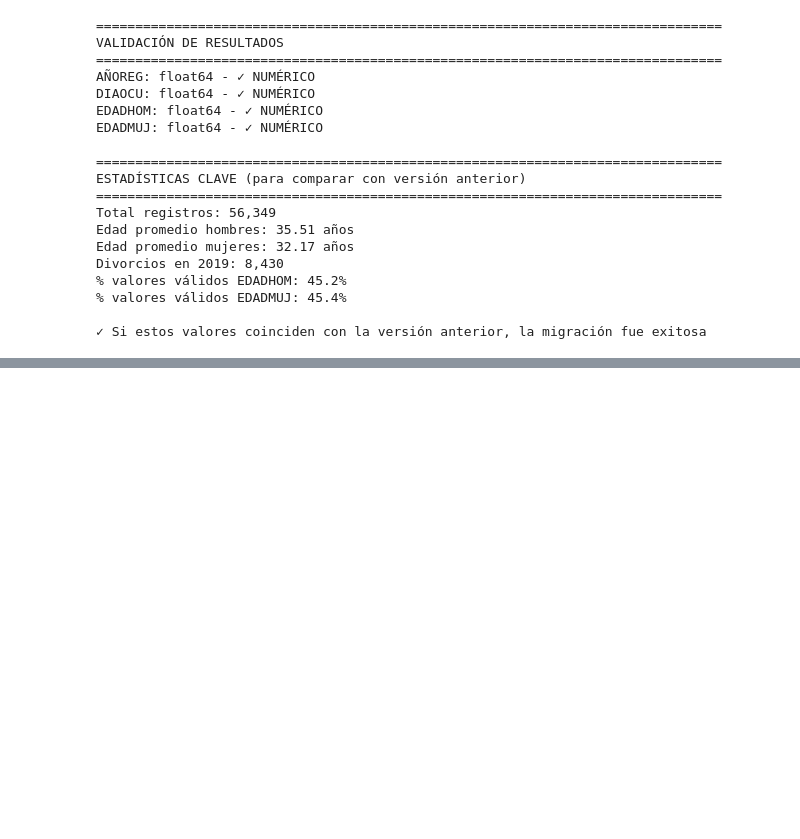
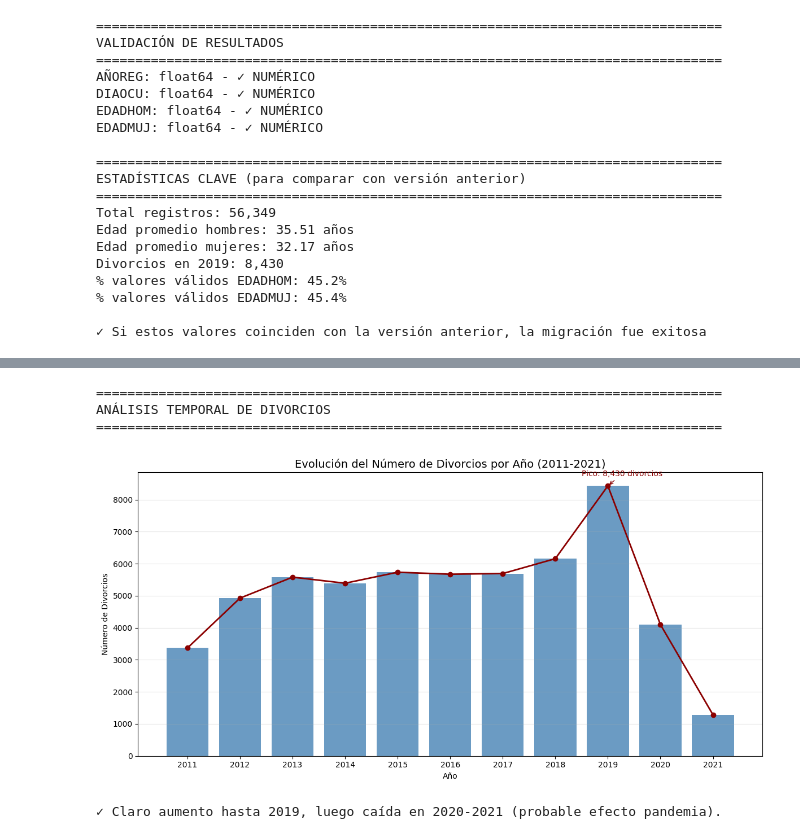
Before and after one commit to Branuvg/proyecto1_mineria, a Jupyter notebook: analisis_divorcio.ipynb, the cells around one changed output, grey strips where cells are left out. Cells and saved outputs as stored; diff of their text form; code cells hidden in the pictures; blank space fills up the shorter version.

```diff
--- a/analisis_divorcio.ipynb
+++ b/analisis_divorcio.ipynb
@@ -289,0 +491,80 @@ Divorcios en 2019: 8,430
+# %%
+# ============================================================================
+# ANÁLISIS TEMPORAL DE DIVORCIOS
+# ============================================================================
+
+print("\n" + "=" * 80)
+print("ANÁLISIS TEMPORAL DE DIVORCIOS")
+print("=" * 80)
+
+# --- 1. Evolución Anual de Divorcios ---
+años_div = sorted(df['AÑOREG'].dropna().unique())
+conteo_años_div = df['AÑOREG'].value_counts().sort_index()
+
+plt.figure(figsize=(12, 6))
+plt.bar(conteo_años_div.index, conteo_años_div.values, color='steelblue', alpha=0.8)
+plt.plot(conteo_años_div.index, conteo_años_div.values, marker='o', color='darkred', linewidth=2)
+
+plt.title('Evolución del Número de Divorcios por Año (2011-2021)', fontsize=14)
+plt.xlabel('Año')
+plt.ylabel('Número de Divorcios')
+plt.grid(True, alpha=0.3, axis='y')
+plt.xticks(años_div)
+
+# Resaltar el pico de 2019
+max_año_div = conteo_años_div.idxmax()
+plt.annotate(f'Pico: {conteo_años_div.max():,} divorcios',
+             xy=(max_año_div, conteo_años_div.max()),
+             xytext=(max_año_div-0.5, conteo_años_div.max()+300),
+             arrowprops=dict(arrowstyle='->', color='darkred'),
+             fontsize=10, color='darkred')
+
+plt.tight_layout()
+plt.show()
+print("✓ Claro aumento hasta 2019, luego caída en 2020-2021 (probable efecto pandemia).")
+
+# --- 2. Boxplots: Edad de divorcio a través de los años ---
+# Crear una versión filtrada sin NaN para edades
+df_edad_valida = df.dropna(subset=['EDADHOM', 'EDADMUJ', 'AÑOREG']).copy()
+
+fig, axes = plt.subplots(1, 2, figsize=(16, 6))
+
+# Boxplot Edad Hombre por Año
+sns.boxplot(x='AÑOREG', y='EDADHOM', data=df_edad_valida, ax=axes[0], palette='Blues')
+axes[0].set_title('Distribución de Edad del Hombre al Divorciarse por Año', fontsize=12)
+axes[0].set_xlabel('Año')
+axes[0].set_ylabel('Edad (años)')
+axes[0].tick_params(axis='x', rotation=45)
+
+# Boxplot Edad Mujer por Año
+sns.boxplot(x='AÑOREG', y='EDADMUJ', data=df_edad_valida, ax=axes[1], palette='Reds')
+axes[1].set_title('Distribución de Edad de la Mujer al Divorciarse por Año', fontsize=12)
+axes[1].set_xlabel('Año')
+axes[1].set_ylabel('Edad (años)')
+axes[1].tick_params(axis='x', rotation=45)
+
+plt.tight_layout()
+plt.show()
+print("✓ La edad al divorciarse ha aumentado ligeramente con los años, especialmente en hombres.")
+
+# --- 3. Heatmap: Divorcios por Año y Mes ---
+# Crear tabla pivote
+pivot_meses_div = pd.crosstab(df['AÑOREG'], df['MESOCU'])
+# Asegurar orden de meses
+pivot_meses_div = pivot_meses_div.reindex(columns=orden_meses, fill_value=0)
+
+plt.figure(figsize=(14, 8))
+sns.heatmap(pivot_meses_div, annot=True, fmt='d', cmap='YlOrRd',
+            linewidths=0.5, cbar_kws={'label': 'Número de Divorcios'})
+plt.title('Mapa de Calor: Divorcios por Año y Mes', fontsize=14)
+plt.xlabel('Mes')
+plt.ylabel('Año')
+plt.tight_layout()
+plt.show()
+print("✓ Octubre y marzo destacan como meses con más divorcios en casi todos los años.")
+# %% [output]
+================================================================================
+ANÁLISIS TEMPORAL DE DIVORCIOS
+================================================================================
+[figure, added]
+✓ Claro aumento hasta 2019, luego caída en 2020-2021 (probable efecto pandemia).
```
Also changed, not shown: parts of 5 cells of this notebook, 1 other file.
